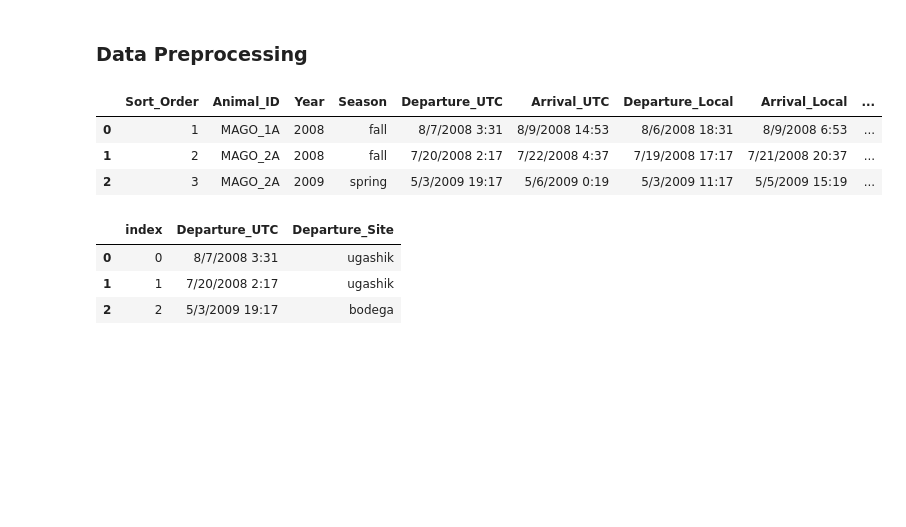
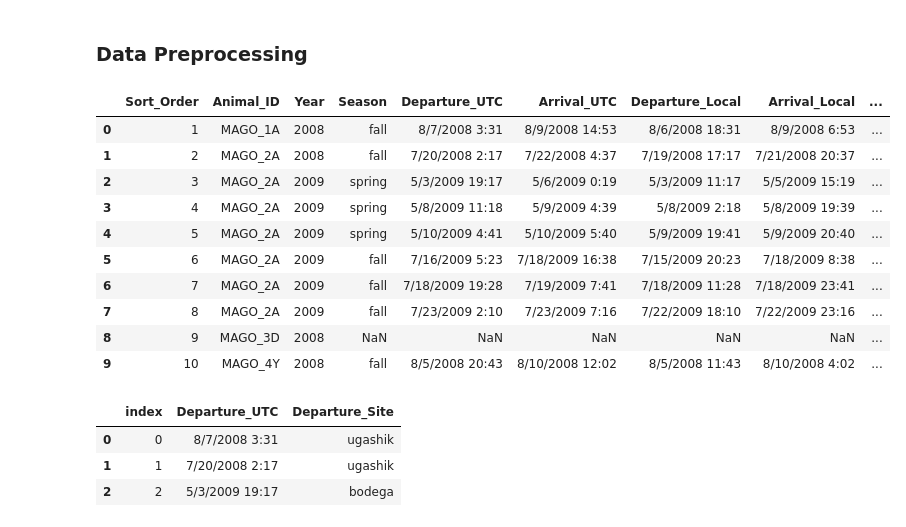
Before and after one commit to bellalongo/godwit-migrations, a Jupyter notebook: bird_mirgrations.ipynb, the cells around one changed output. Drawn from its saved outputs; the diff is of its cells as text; code cells hidden in the pictures; blank space fills up the shorter version.

```diff
--- a/bird_mirgrations.ipynb
+++ b/bird_mirgrations.ipynb
@@ -17,12 +17,19 @@ from mpl_toolkits.basemap import Basemap
 ### Data Preprocessing
 # %%
 migration_df = pd.read_csv('migrationTimingSiteUse_2008_2015/marbledGodwit_migration_ugashik_ruthrauff.csv')
-migration_df.head(3)
+migration_df.head(10)
 # %% [output]
 |  | Sort_Order | Animal_ID | Year | Season | Departure_UTC | Arrival_UTC | Departure_Local | Arrival_Local | ... |
 | 0 | 1 | MAGO_1A | 2008 | fall | 8/7/2008 3:31 | 8/9/2008 14:53 | 8/6/2008 18:31 | 8/9/2008 6:53 | ... |
 | 1 | 2 | MAGO_2A | 2008 | fall | 7/20/2008 2:17 | 7/22/2008 4:37 | 7/19/2008 17:17 | 7/21/2008 20:37 | ... |
 | 2 | 3 | MAGO_2A | 2009 | spring | 5/3/2009 19:17 | 5/6/2009 0:19 | 5/3/2009 11:17 | 5/5/2009 15:19 | ... |
+| 3 | 4 | MAGO_2A | 2009 | spring | 5/8/2009 11:18 | 5/9/2009 4:39 | 5/8/2009 2:18 | 5/8/2009 19:39 | ... |
+| 4 | 5 | MAGO_2A | 2009 | spring | 5/10/2009 4:41 | 5/10/2009 5:40 | 5/9/2009 19:41 | 5/9/2009 20:40 | ... |
+| 5 | 6 | MAGO_2A | 2009 | fall | 7/16/2009 5:23 | 7/18/2009 16:38 | 7/15/2009 20:23 | 7/18/2009 8:38 | ... |
+| 6 | 7 | MAGO_2A | 2009 | fall | 7/18/2009 19:28 | 7/19/2009 7:41 | 7/18/2009 11:28 | 7/18/2009 23:41 | ... |
+| 7 | 8 | MAGO_2A | 2009 | fall | 7/23/2009 2:10 | 7/23/2009 7:16 | 7/22/2009 18:10 | 7/22/2009 23:16 | ... |
+| 8 | 9 | MAGO_3D | 2008 | NaN | NaN | NaN | NaN | NaN | ... |
+| 9 | 10 | MAGO_4Y | 2008 | fall | 8/5/2008 20:43 | 8/10/2008 12:02 | 8/5/2008 11:43 | 8/10/2008 4:02 | ... |
 # %%
 # Filter the dataframe to only store data if the flight stage is S1 or N1 (the bird is leaving)
 filtered_migration_df = migration_df[(migration_df['Stage'] == 'S1') | (migration_df['Stage'] == 'N1')].loc[:, ['Departure_UTC', 'Departure_Site']].reset_index()
```
Also changed, not shown: parts of 2 cells of this notebook.
